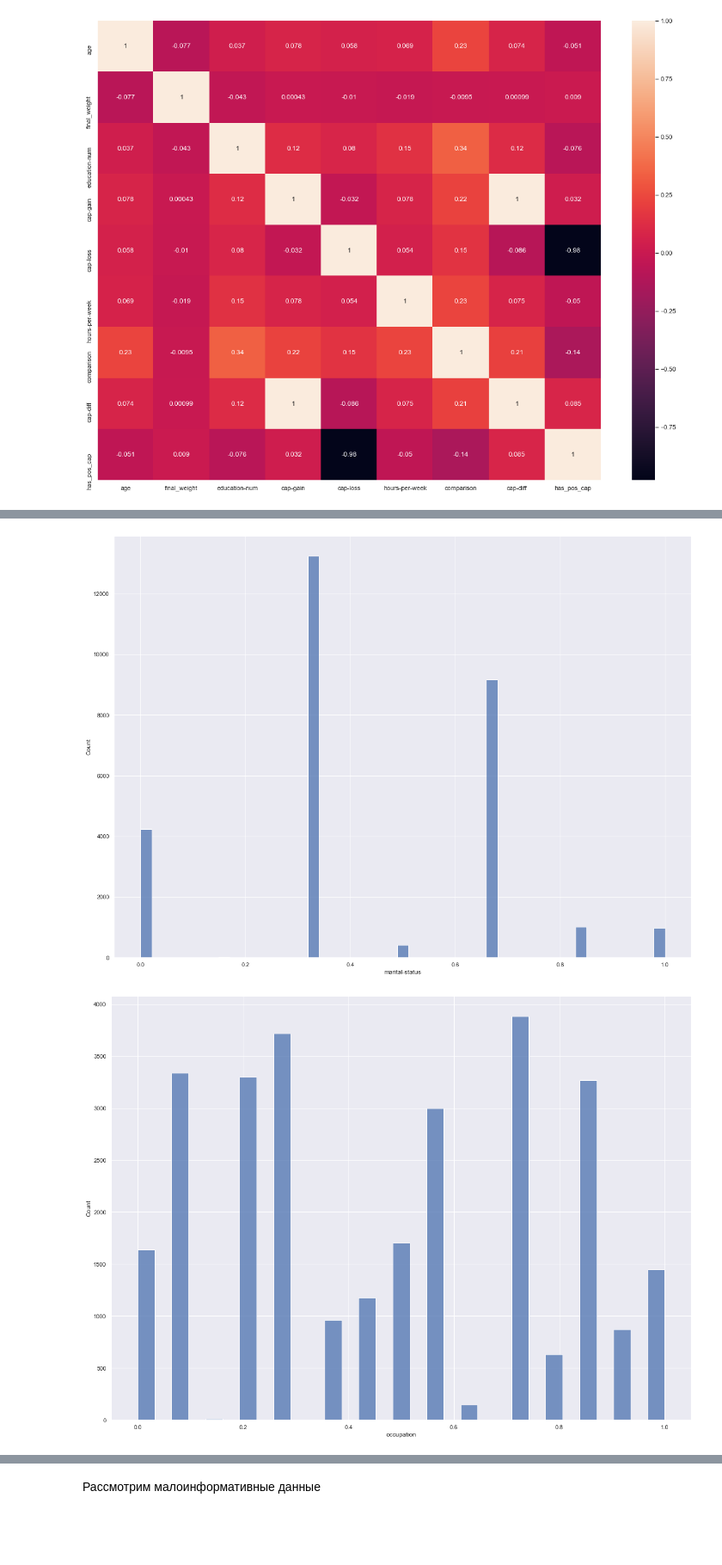
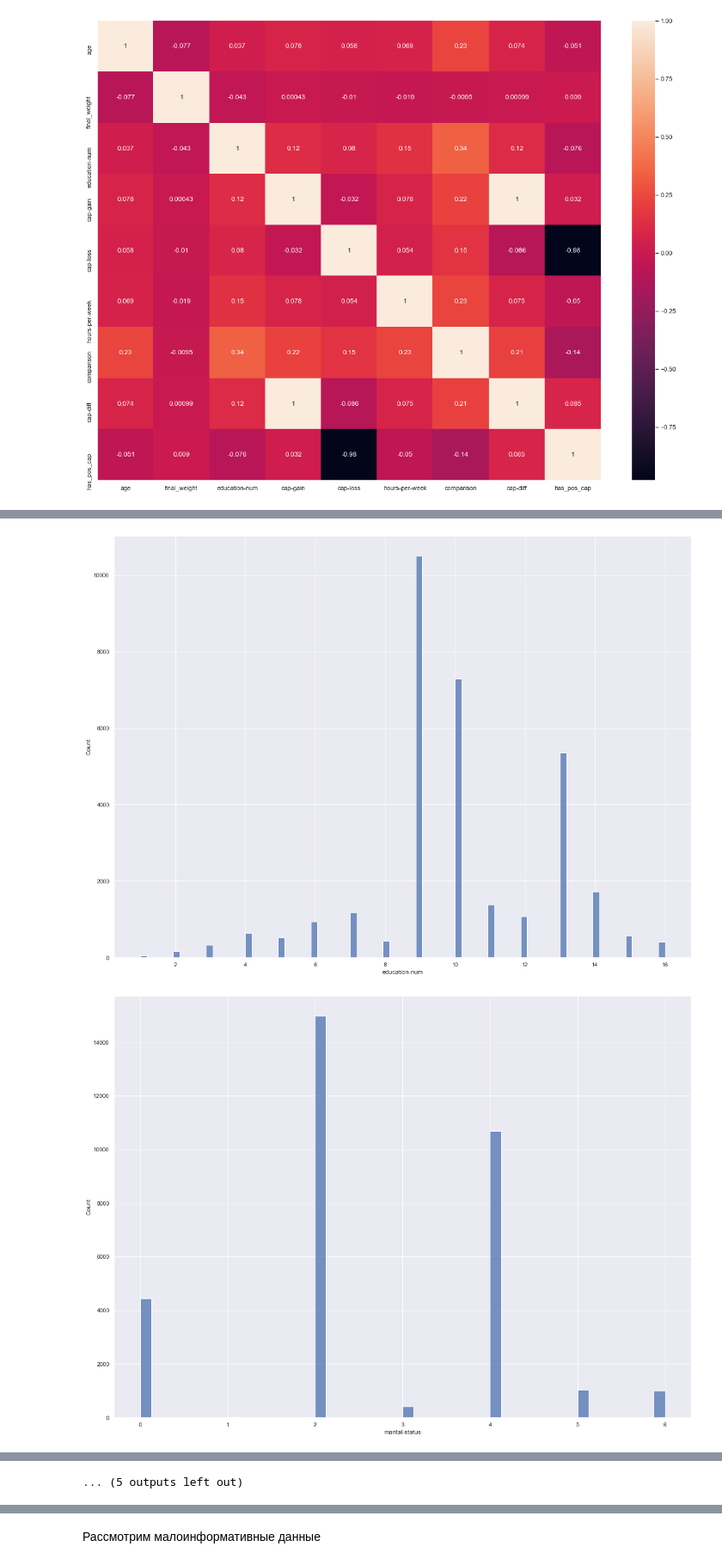
Before and after one commit to DimaScientist/WA-Test-DS, a Jupyter notebook: TestTask.ipynb, the cells around one changed output, grey strips where cells are left out. Shown at 86% size. Saved outputs shown, nothing was run; the diff lists cells and outputs as text; code cells hidden in the pictures; blank space fills up the shorter version.

```diff
--- a/TestTask.ipynb
+++ b/TestTask.ipynb
@@ -406,6 +419,4 @@ sns.heatmap(data=new_train_data.corr(), annot=True)
 Также можно видеть, что признак final_weight не сильно влияет на исход, поэтому можно избавиться и от него
-# %%
-new_train_data = new_train_data.drop(columns=['final_weight', 'cap-gain', 'cap-loss'], axis=1)
 # %%
 def encode_categorical_features(df):
     le = LabelEncoder()
@@ -447 +455,4 @@ scaling_data(new_train_data)
+# %%
+prepared_train_data = new_train_data.copy()
+encode_categorical_features(prepared_train_data)
 # %%
@@ -449,5 +460,5 @@ normilize_data(new_train_data)
 # %%
-for i, col in enumerate(new_train_data.columns):
+for i, col in enumerate(prepared_train_data.columns):
     plt.figure(i)
-    sns.histplot(data=new_train_data, x=col)
+    sns.histplot(data=prepared_train_data, x=col)
 # %% [output]
@@ -458,2 +469,2 @@ for i, col in enumerate(new_train_data.columns):
-[figure, old version]
+[figure, new version]
-[figure, old version]
+[figure, new version]
@@ -467 +477,2 @@ for i, col in enumerate(new_train_data.columns):
+... (5 outputs left out)
 # %%
```
Also changed, not shown: parts of 64 cells of this notebook.
